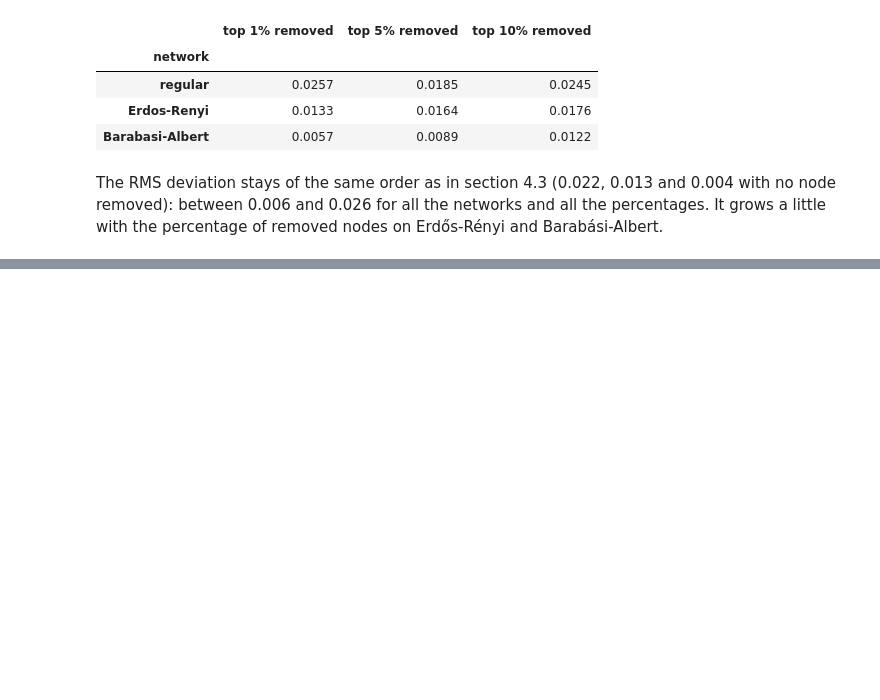
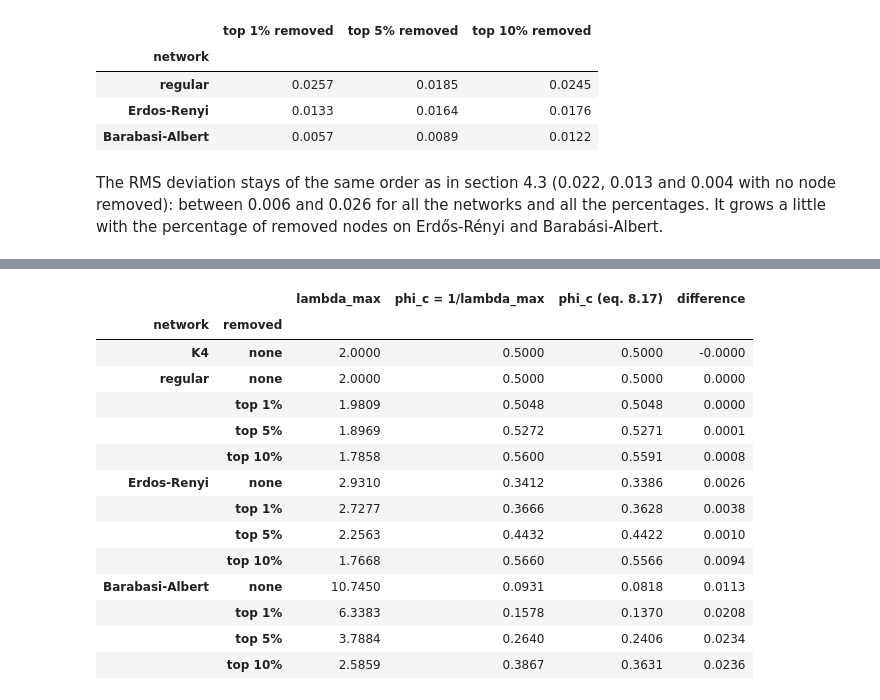
Before and after one commit to riccorte/Cascade-Screening-in-Complex-Networks, a Jupyter notebook: notebooks/01_site_percolation_mp_vs_mc.ipynb, the cells around one changed output, grey strips where cells are left out. Saved outputs shown, nothing was run; the diff lists cells and outputs as text; code cells hidden in the pictures; blank space fills up the shorter version.

```diff
--- a/notebooks/01_site_percolation_mp_vs_mc.ipynb
+++ b/notebooks/01_site_percolation_mp_vs_mc.ipynb
@@ -876,0 +914,13 @@ the percentage of removed nodes on Erdős-Rényi and Barabási-Albert.
+# %%
+G_K4, msg_K4 = matrice_G(G)
+print("K4: shape", G_K4.shape, " ones:", G_K4.nnz, " row sums:", set(G_K4.sum(axis=1).A1))
+
+# row i->j of G against the list da_leggere of message_passing
+da_leggere = {(i, j): [(j, k) for k in G.neighbors(j) if k != i] for (i, j) in msg_K4}
+uguali = all(sorted(msg_K4[c] for c in G_K4[r].indices) == sorted(da_leggere[m]) for r, m in enumerate(msg_K4))
+print("rows equal to da_leggere:", uguali)
+
+for nome, g in grafi.items():
+    G_mat, _ = matrice_G(g)
+    gradi = np.array([d for _, d in g.degree])
+    print(f"{nome}: shape {G_mat.shape}, ones {G_mat.nnz}, sum k(k-1) = {(gradi * (gradi - 1)).sum()}")
@@ -876,0 +962,32 @@ the percentage of removed nodes on Erdős-Rényi and Barabási-Albert.
+# %%
+righe = []
+for nome, g in reti.items():
+    for fr in (frazioni if nome != "K4" else [0.0]):
+        _, tolti = phi_mirato(g, fr, 1.0)
+        H = g.subgraph([n for n in g.nodes if n not in set(tolti)])
+        lam = lambda_max(matrice_G(H)[0])
+        righe.append({"network": nome,
+                      "removed": "none" if fr == 0 else f"top {fr:.0%}",
+                      "lambda_max": lam,
+                      "phi_c = 1/lambda_max": 1 / lam,
+                      "phi_c (eq. 8.17)": soglia_attesa(g, tolti)})
+
+tabella_lambda = pd.DataFrame(righe).set_index(["network", "removed"])
+tabella_lambda["difference"] = tabella_lambda["phi_c = 1/lambda_max"] - tabella_lambda["phi_c (eq. 8.17)"]
+tabella_lambda.round(4)
+# %% [output]
+|  |  | lambda_max | phi_c = 1/lambda_max | phi_c (eq. 8.17) | difference |
+| network | removed |  |  |  |  |
+| K4 | none | 2.0000 | 0.5000 | 0.5000 | -0.0000 |
+| regular | none | 2.0000 | 0.5000 | 0.5000 | 0.0000 |
+|  | top 1% | 1.9809 | 0.5048 | 0.5048 | 0.0000 |
+|  | top 5% | 1.8969 | 0.5272 | 0.5271 | 0.0001 |
+|  | top 10% | 1.7858 | 0.5600 | 0.5591 | 0.0008 |
+| Erdos-Renyi | none | 2.9310 | 0.3412 | 0.3386 | 0.0026 |
+|  | top 1% | 2.7277 | 0.3666 | 0.3628 | 0.0038 |
+|  | top 5% | 2.2563 | 0.4432 | 0.4422 | 0.0010 |
+|  | top 10% | 1.7668 | 0.5660 | 0.5566 | 0.0094 |
+| Barabasi-Albert | none | 10.7450 | 0.0931 | 0.0818 | 0.0113 |
+|  | top 1% | 6.3383 | 0.1578 | 0.1370 | 0.0208 |
+|  | top 5% | 3.7884 | 0.2640 | 0.2406 | 0.0234 |
+|  | top 10% | 2.5859 | 0.3867 | 0.3631 | 0.0236 |
```
Also changed, not shown: parts of 18 cells of this notebook, 4 other files.
